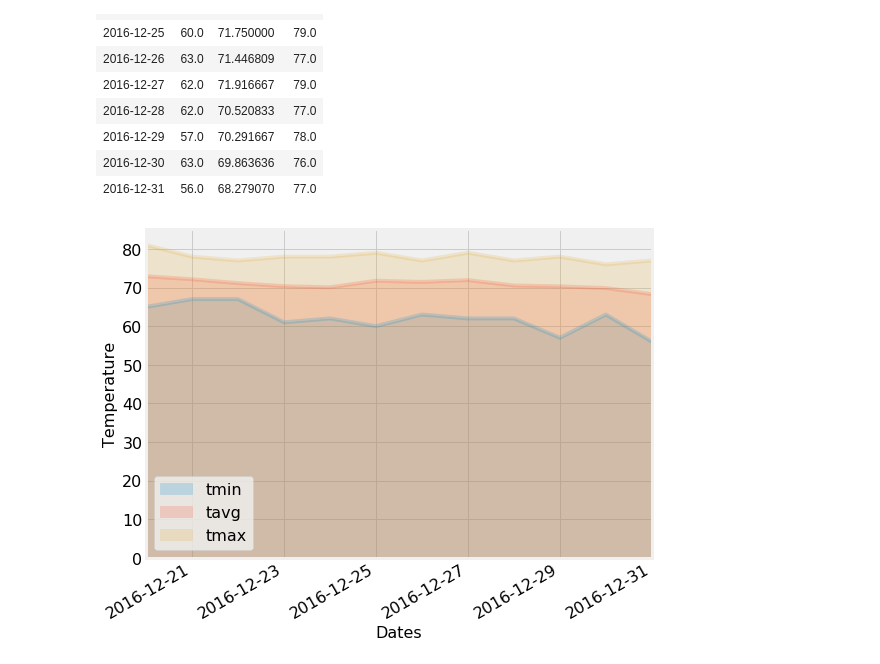
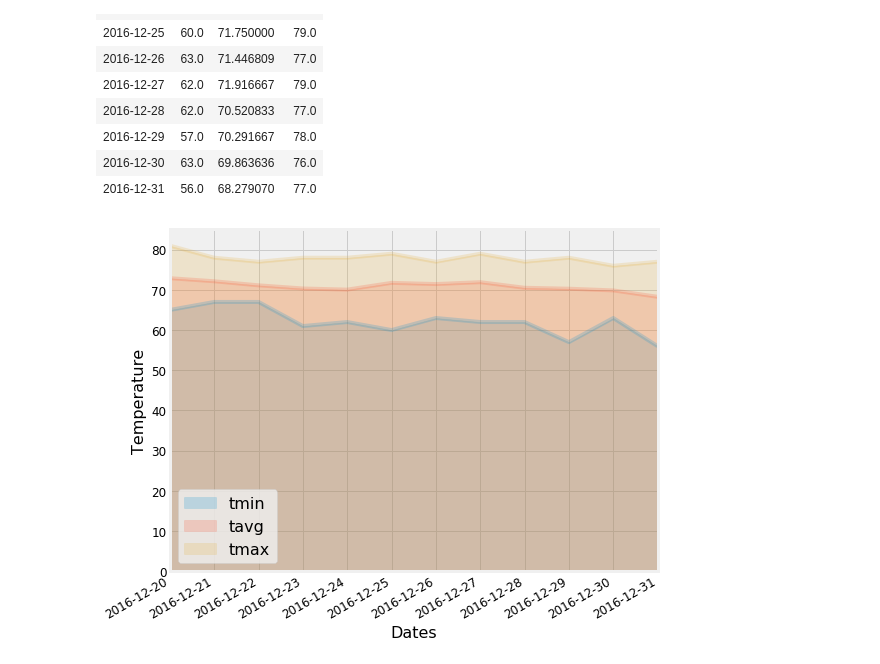
Before and after one commit to blt1339/sqlalchemy-challenge, a Jupyter notebook: climate.ipynb, the cells around one changed output. Cells and saved outputs as stored; diff of their text form; code cells hidden in the pictures.

```diff
--- a/climate.ipynb
+++ b/climate.ipynb
@@ -625,27 +625,27 @@ trip_dates_df
 # %%
 # Plot the daily normals as an area plot with `stacked=False`
 trip_dates_df.plot.area(stacked=False, x_compat=True, alpha=.2,figsize=(8,6))
 
 # Setup the lavels
 plt.ylabel('Temperature',fontsize=16)
 plt.xlabel('Dates',fontsize=16)
 
 # Set the ticks label size
-plt.xticks(fontsize = 16)
-plt.yticks(fontsize = 16)
+plt.xticks(date_range,fontsize = 12)
+plt.yticks(fontsize = 12)
 
 # Setup the legend
 plt.legend(loc='best', prop={'size': 16})
 
 # Adjust so that the entire chart will be saved correctly
 plt.subplots_adjust(left=0.20, bottom=0.40, right=None, top=None, wspace=0.2, hspace=0)
 
 plt.tight_layout()
 
 # Save the figure to daily-normals.png
 plt.savefig('Images/daily-normals.png')
 
 # Show the chart
 plt.show()
 # %% [output]
-[figure, old version]
+[figure, new version]
```
Also changed, not shown: 3 other files.
